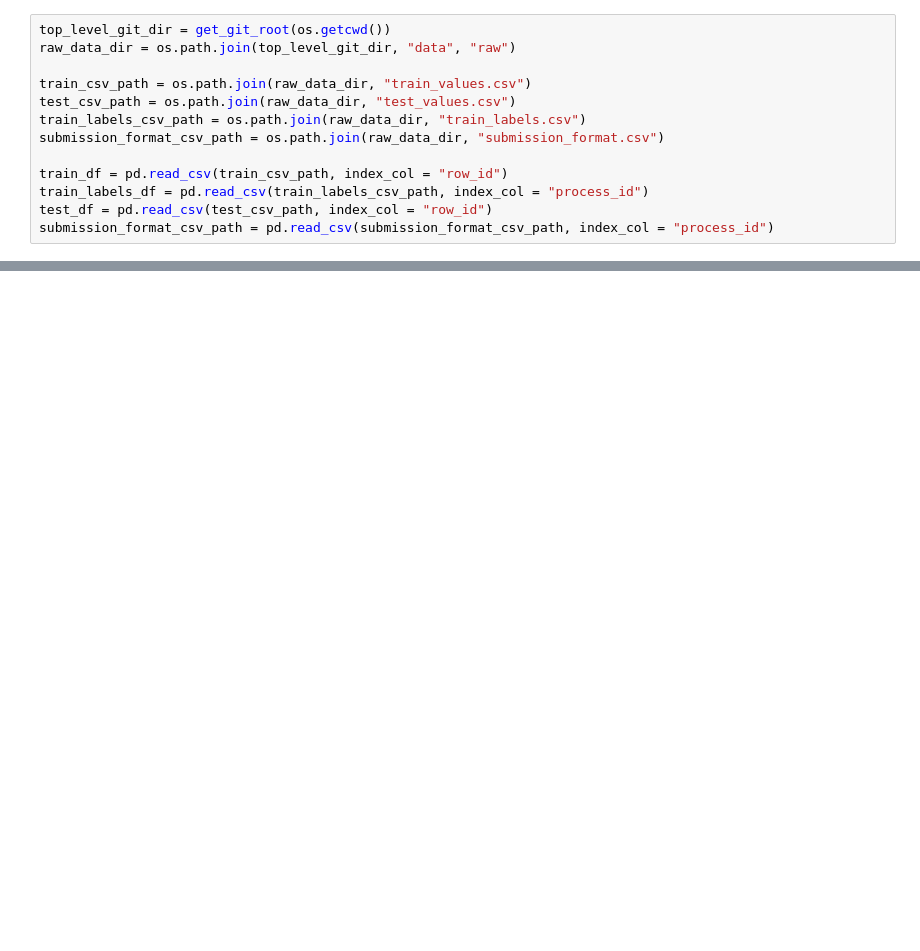
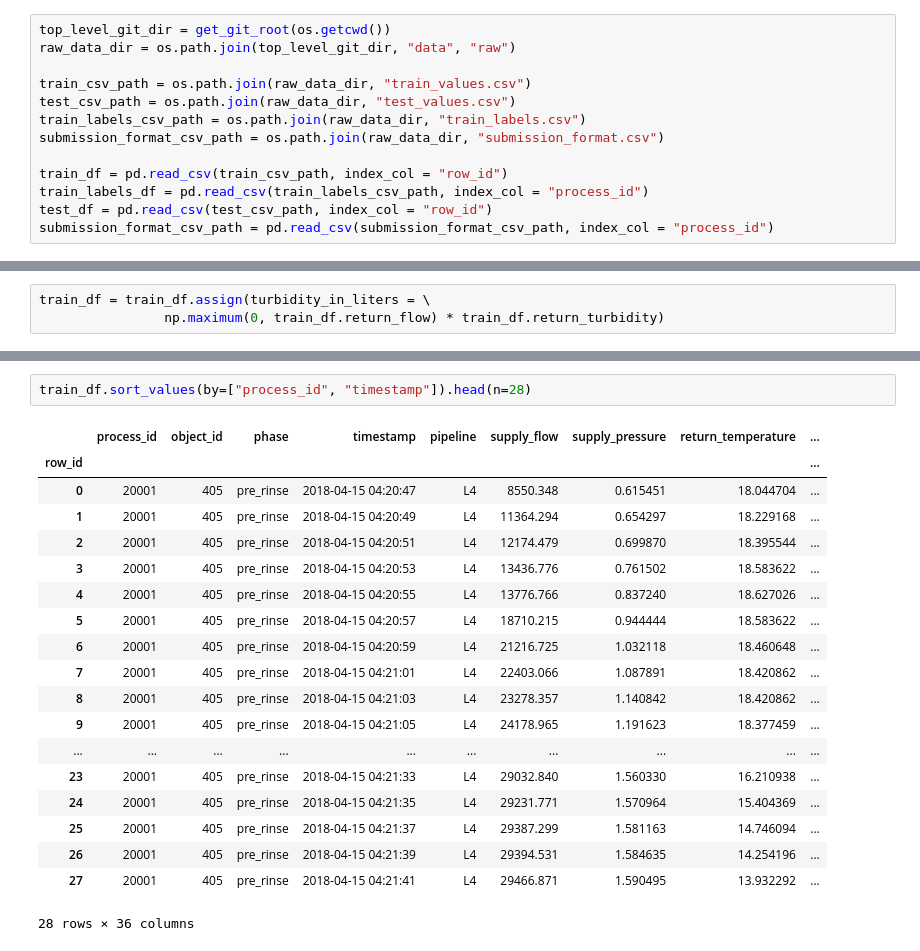
Before and after one commit to b-o-l-l-a/driven-data-rinse-over-run, a Jupyter notebook: notebooks/scratch_eda.ipynb, the cells around one changed output, grey strips where cells are left out. Cells and saved outputs as stored; diff of their text form; blank space fills up the shorter version.

```diff
--- a/notebooks/scratch_eda.ipynb
+++ b/notebooks/scratch_eda.ipynb
@@ -84,0 +55,3 @@ train_labels_df.head()
+# %%
+train_df = train_df.assign(turbidity_in_liters = \
+                np.maximum(0, train_df.return_flow) * train_df.return_turbidity)
@@ -84,0 +97,22 @@ train_labels_df.head()
+# %%
+train_df.sort_values(by=["process_id", "timestamp"]).head(n=28)
+# %% [output]
+|  | process_id | object_id | phase | timestamp | pipeline | supply_flow | supply_pressure | return_temperature | ... |
+| row_id |  |  |  |  |  |  |  |  | ... |
+| 0 | 20001 | 405 | pre_rinse | 2018-04-15 04:20:47 | L4 | 8550.348 | 0.615451 | 18.044704 | ... |
+| 1 | 20001 | 405 | pre_rinse | 2018-04-15 04:20:49 | L4 | 11364.294 | 0.654297 | 18.229168 | ... |
+| 2 | 20001 | 405 | pre_rinse | 2018-04-15 04:20:51 | L4 | 12174.479 | 0.699870 | 18.395544 | ... |
+| 3 | 20001 | 405 | pre_rinse | 2018-04-15 04:20:53 | L4 | 13436.776 | 0.761502 | 18.583622 | ... |
+| 4 | 20001 | 405 | pre_rinse | 2018-04-15 04:20:55 | L4 | 13776.766 | 0.837240 | 18.627026 | ... |
+| 5 | 20001 | 405 | pre_rinse | 2018-04-15 04:20:57 | L4 | 18710.215 | 0.944444 | 18.583622 | ... |
+| 6 | 20001 | 405 | pre_rinse | 2018-04-15 04:20:59 | L4 | 21216.725 | 1.032118 | 18.460648 | ... |
+| 7 | 20001 | 405 | pre_rinse | 2018-04-15 04:21:01 | L4 | 22403.066 | 1.087891 | 18.420862 | ... |
+| 8 | 20001 | 405 | pre_rinse | 2018-04-15 04:21:03 | L4 | 23278.357 | 1.140842 | 18.420862 | ... |
+| 9 | 20001 | 405 | pre_rinse | 2018-04-15 04:21:05 | L4 | 24178.965 | 1.191623 | 18.377459 | ... |
+| ... | ... | ... | ... | ... | ... | ... | ... | ... | ... |
+| 23 | 20001 | 405 | pre_rinse | 2018-04-15 04:21:33 | L4 | 29032.840 | 1.560330 | 16.210938 | ... |
+| 24 | 20001 | 405 | pre_rinse | 2018-04-15 04:21:35 | L4 | 29231.771 | 1.570964 | 15.404369 | ... |
+| 25 | 20001 | 405 | pre_rinse | 2018-04-15 04:21:37 | L4 | 29387.299 | 1.581163 | 14.746094 | ... |
+| 26 | 20001 | 405 | pre_rinse | 2018-04-15 04:21:39 | L4 | 29394.531 | 1.584635 | 14.254196 | ... |
+| 27 | 20001 | 405 | pre_rinse | 2018-04-15 04:21:41 | L4 | 29466.871 | 1.590495 | 13.932292 | ... |
+28 rows × 36 columns
```
Also changed, not shown: parts of 10 cells of this notebook, 1 other file.
